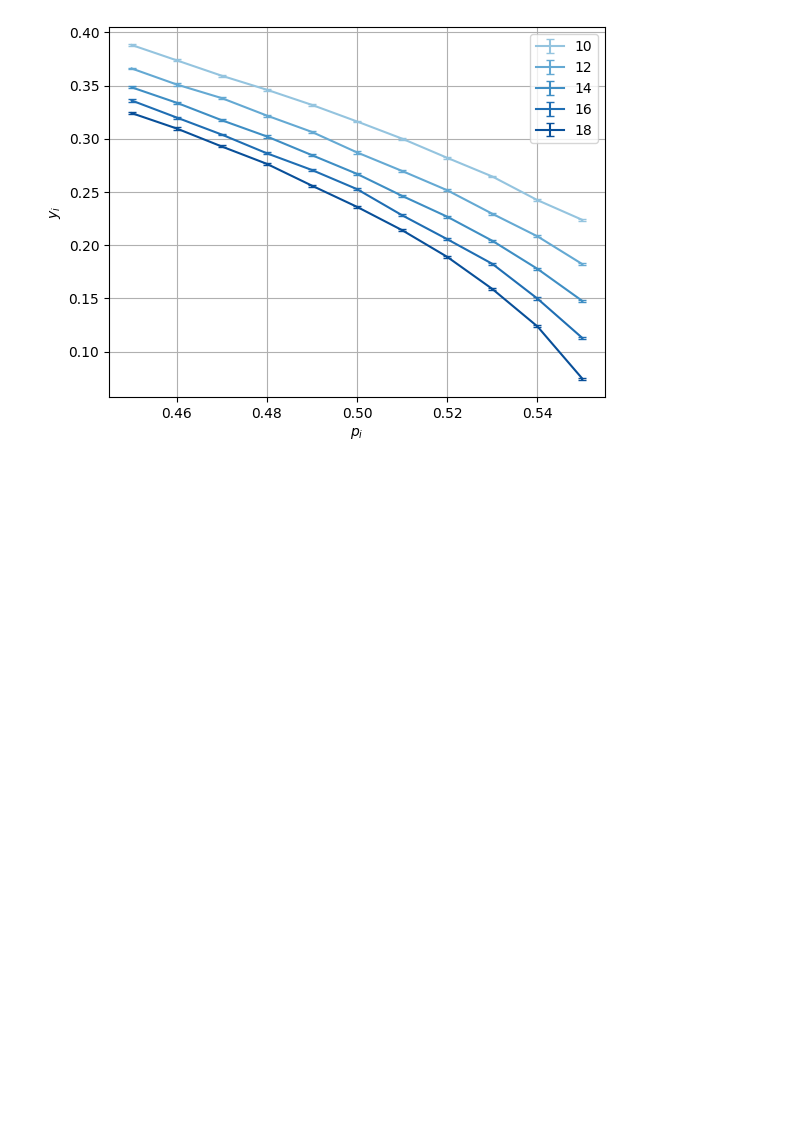
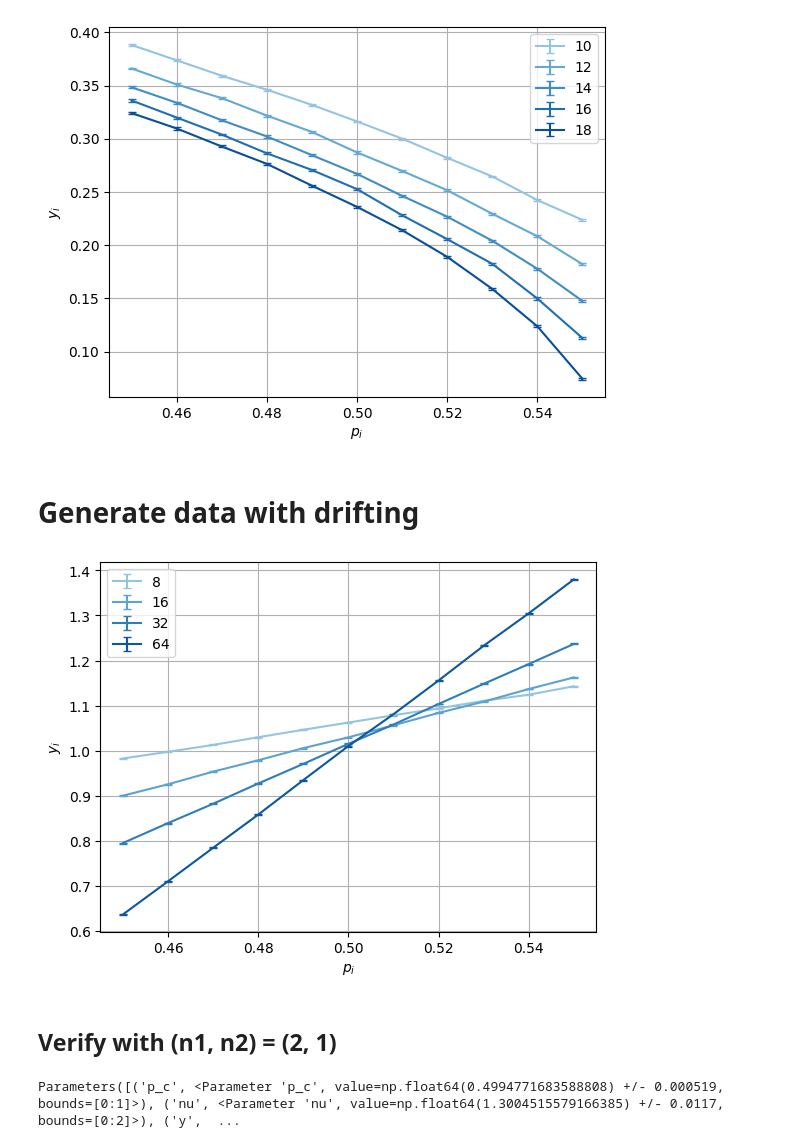
Before and after one commit to hainingpan/FSS, a Jupyter notebook: example.ipynb, the cells around one changed output. Saved outputs shown, nothing was run; the diff lists cells and outputs as text; code cells hidden in the pictures; blank space fills up the shorter version.

```diff
--- a/example.ipynb
+++ b/example.ipynb
@@ -89,3 +89,45 @@ dc=DataCollapse(df, p_='p',L_='L',params={},p_range=[0.45,0.55],estimator='manua
 dc.plot_data_collapse(raw=True, errorbar=True)
 # %% [output]
 [figure]
+# %% [markdown]
+# Generate data with drifting
+# %%
+import numpy as np, pandas as pd
+
+# Generate dummy data with known parameters
+# O = a00 + a10*x + (a01 + a11*x)*L^{-y}
+# where x = (p - p_c) * L^{1/nu}
+p_c_true, nu_true, y_true = 0.5, 1.3, 1.0
+a_true = np.array([[1.0, 0.5],    # a00, a01
+                   [0.3, 0.2]])   # a10, a11 (n1=1, linear)
+
+rng = np.random.default_rng(0)
+p_list = np.round(np.linspace(0.45, 0.55, 11), 2)
+L_list = np.array([8, 16, 32, 64])  # wide range so L^{-y} varies 8x
+
+data = {}
+for L in L_list:
+    for p in p_list:
+        x = (p - p_c_true) * L ** (1 / nu_true)
+        ir = L ** (-y_true)
+        y_mean = sum(a_true[j1, j2] * x**j1 * ir**j2
+                     for j1 in range(2) for j2 in range(2))
+        data[(p, L)] = rng.normal(y_mean, 0.01, 100)
+
+index = pd.MultiIndex.from_tuples(list(data.keys()), names=['p', 'L'])
+df = pd.DataFrame({'observations': list(data.values())}, index=index)
+# %%
+dc=DataCollapse(df, p_='p',L_='L',params={},p_range=[0.45,0.55],)
+# %%
+dc.plot_data_collapse(raw=True, errorbar=True)
+# %% [output]
+[figure, added]
+# %% [markdown]
+## Verify with (n1, n2) = (2, 1)
+# %%
+# Fit with corrections (n1=1, n2=1 matches the true model)
+dc = DataCollapse(df, p_='p', L_='L', params={}, p_range=[0.45, 0.55])
+res = dc.datacollapse_with_drift_GLS(n1=1, n2=1, p_c=0.5, nu=1.0, y=1.0)
+print(res.params)  # should recover p_c≈0.5, nu≈1.3, y≈1.0
+# %% [output]
+Parameters([('p_c', <Parameter 'p_c', value=np.float64(0.4994771683588808) +/- 0.000519, bounds=[0:1]>), ('nu', <Parameter 'nu', value=np.float64(1.3004515579166385) +/- 0.0117, bounds=[0:2]>), ('y',  ...
```
Also changed, not shown: parts of 8 cells of this notebook, 2 other files.
